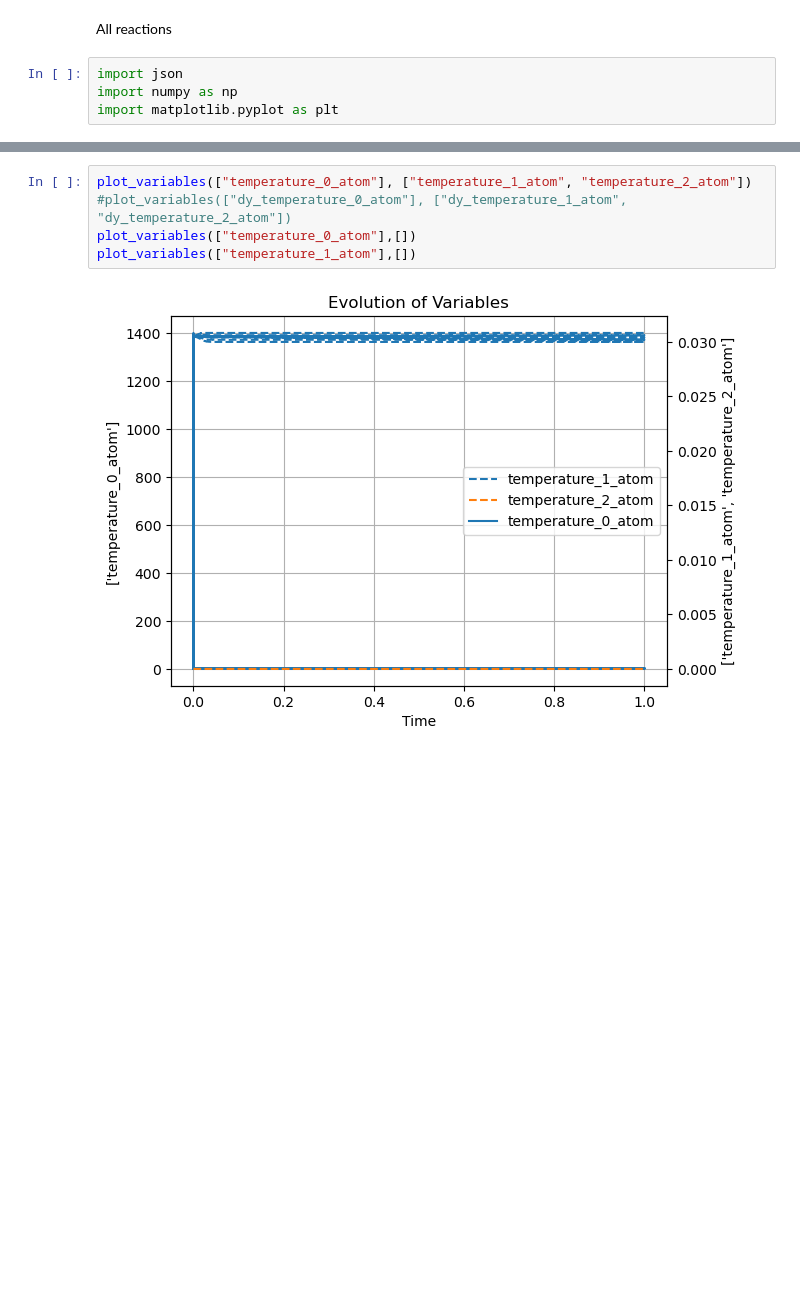
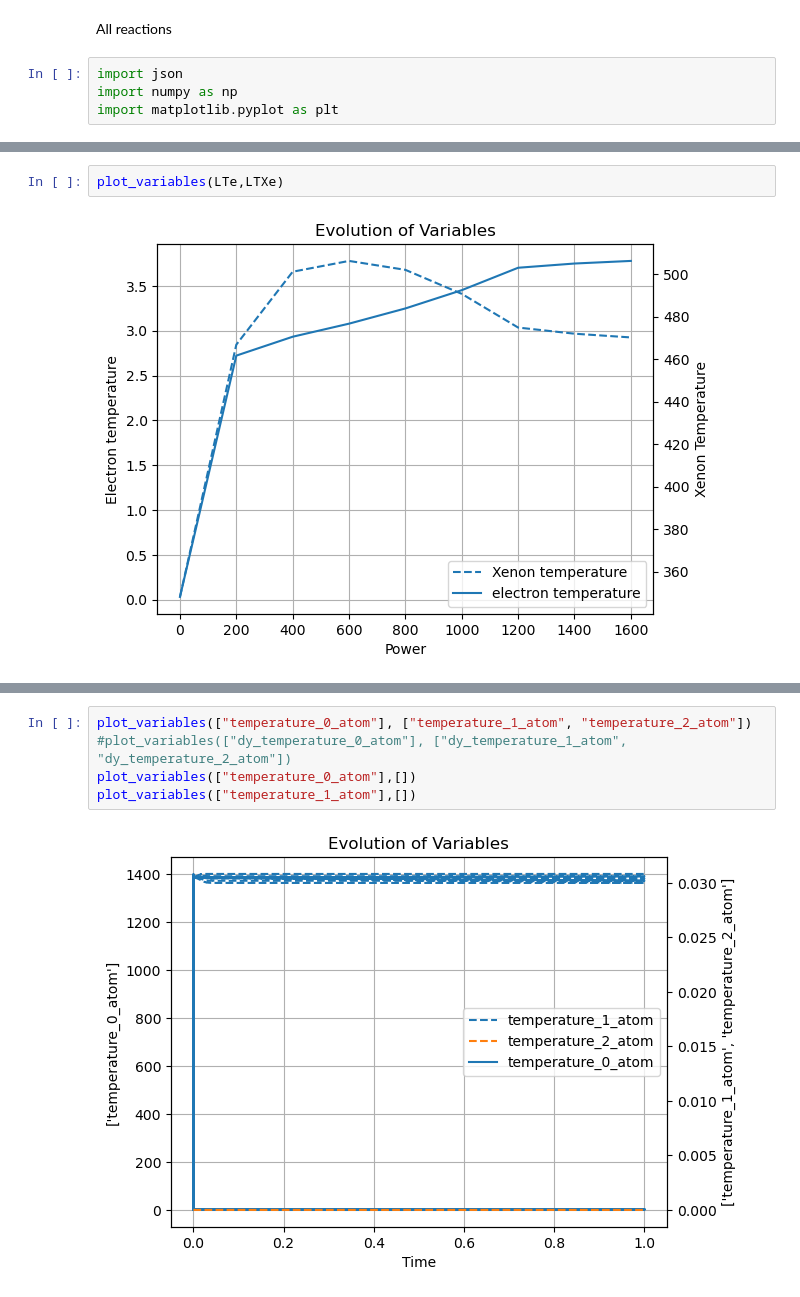
Before and after one commit to sverdier136/AtmopropX__0D-global-model, a Jupyter notebook: src/results_analysis_all_reactions_power.ipynb, the cells around one changed output, grey strips where cells are left out. Saved outputs shown, nothing was run; the diff lists cells and outputs as text; blank space fills up the shorter version.

```diff
--- a/src/results_analysis_all_reactions_power.ipynb
+++ b/src/results_analysis_all_reactions_power.ipynb
@@ -58,0 +143,4 @@ plt.legend()
+# %%
+plot_variables(LTe,LTXe)
+# %% [output]
+[figure, added]
```
Also changed, not shown: parts of 11 cells of this notebook, 5 other files.
